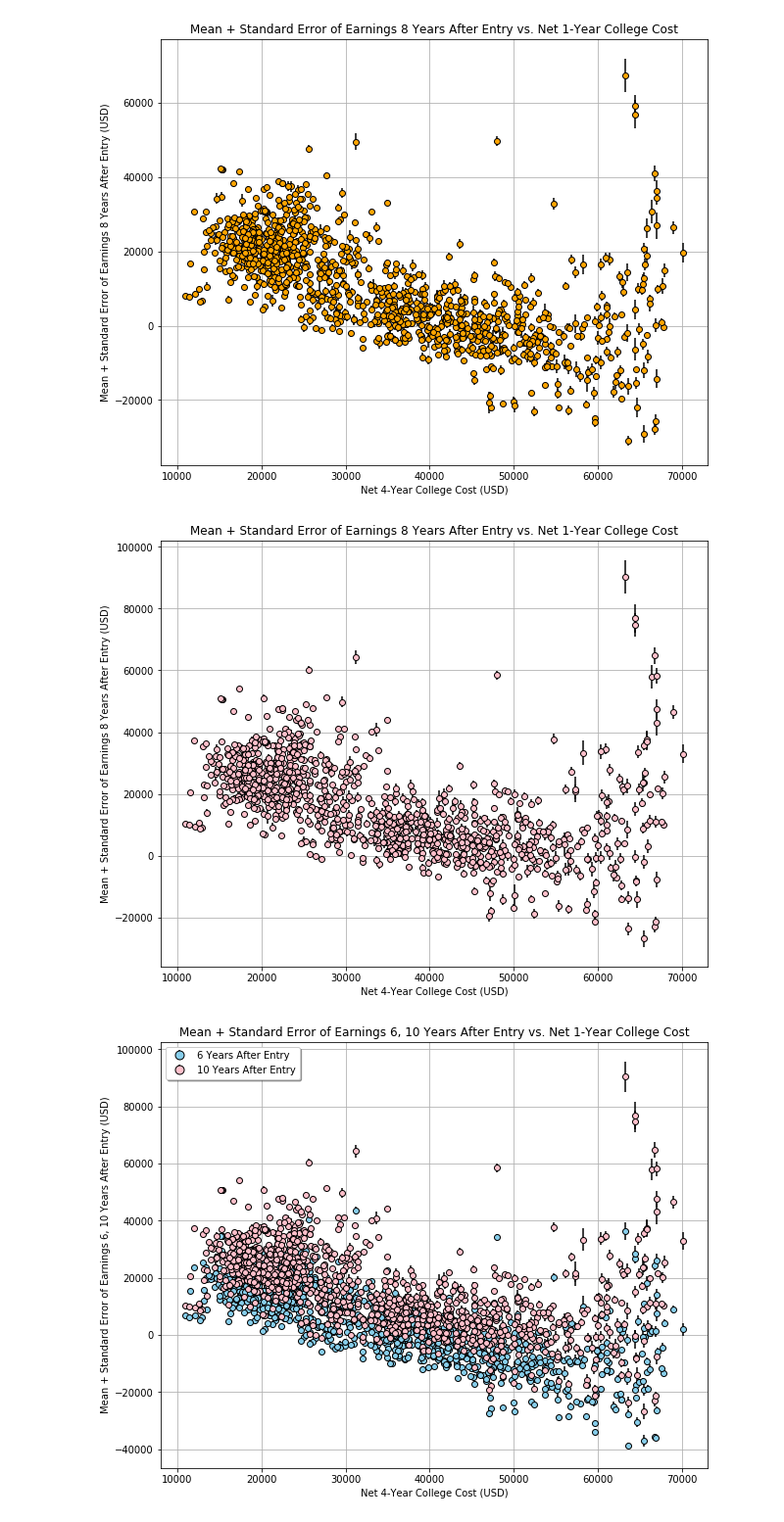
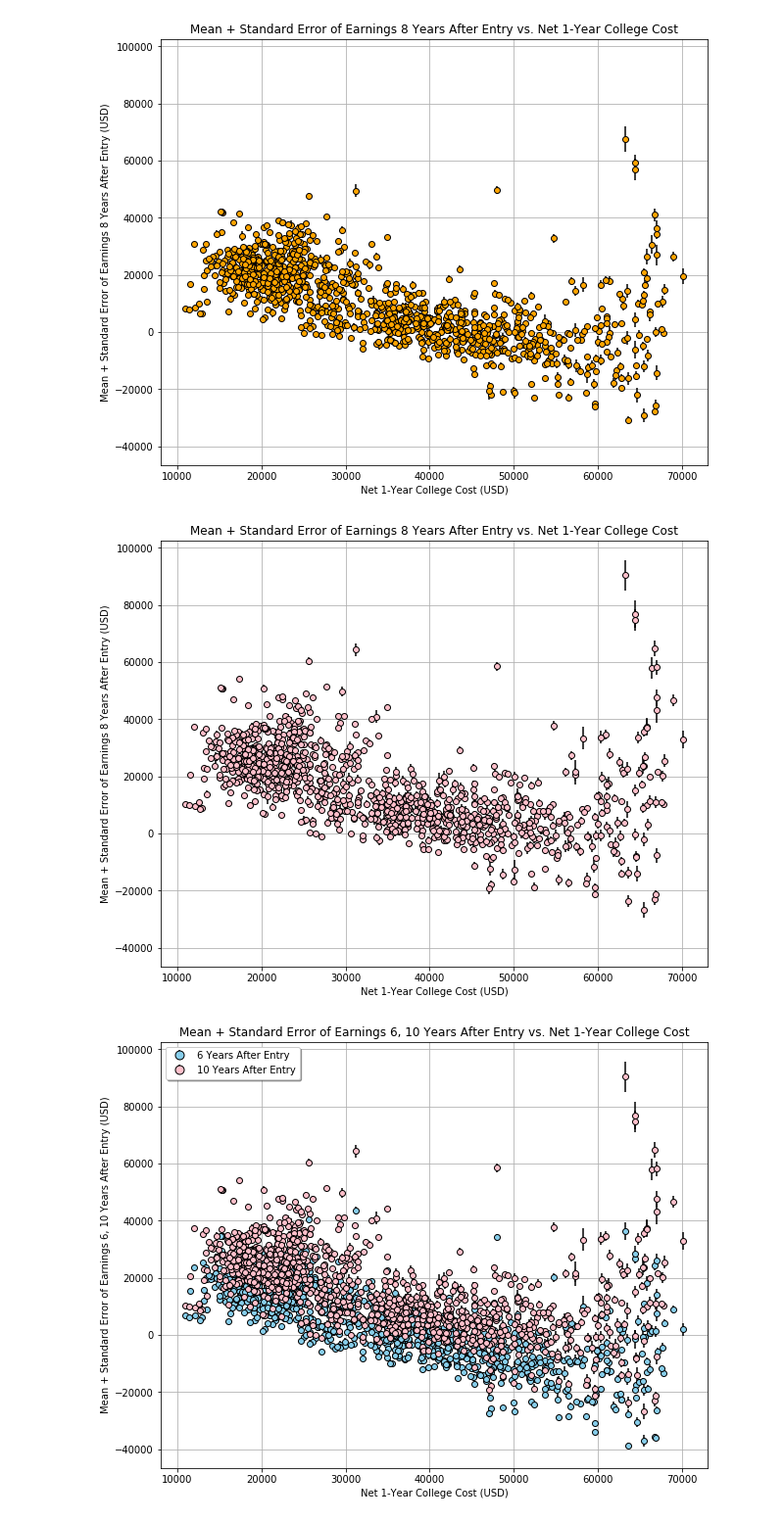
Before and after one commit to smodarressi/project1_bootcamp, a Jupyter notebook: Edu_CalcROI_Viz.ipynb, the cells around one changed output. Shown at 98% size. Drawn from its saved outputs; the diff is of its cells as text; code cells hidden in the pictures.

```diff
--- a/Edu_CalcROI_Viz.ipynb
+++ b/Edu_CalcROI_Viz.ipynb
@@ -68,7 +68,7 @@ eight_yr_school_costs['Std Error of (Earnings Mean-Cost)'] = eight_sds / eight_s
 
 ten_yr_school_costs['Std Error of (Earnings Mean-Cost)'] = ten_sds / ten_samps.apply(np.sqrt)
 # %%
-x_axis = six_yr_school_costs['latest.cost.attendance.academic_year'].values
+x_axis = (six_yr_school_costs['latest.cost.attendance.academic_year']).values
 # %%
 six_means_ls = six_means.tolist()
 six_sems_ls = six_yr_school_costs['Std Error of (Earnings Mean-Cost)'].tolist()
@@ -109,30 +109,30 @@ fig8, ax8 = plt.subplots(figsize=(10,8))
 
 ax8.errorbar(x_axis, eight_means_ls, eight_sems_ls, fmt="o", color='orange', markeredgecolor='black', ecolor='black')
 plt.title('Mean + Standard Error of Earnings 8 Years After Entry vs. Net 1-Year College Cost')
-plt.xlabel('Net 4-Year College Cost (USD)')
+plt.xlabel('Net 1-Year College Cost (USD)')
 plt.ylabel('Mean + Standard Error of Earnings 8 Years After Entry (USD)')
 plt.grid()
-#plt.ylim(13000,165000);
+plt.ylim(-46560,102540);
 
 #plt.savefig('8yr_earnings_v_cost.png')
 # %% [output]
-[figure, old version]
+[figure, new version]
 # %%
 ten_means_ls = ten_means.tolist()
 ten_sems_ls = ten_yr_school_costs['Std Error of (Earnings Mean-Cost)'].tolist()
 
 fig10, ax10 = plt.subplots(1, figsize=(10,8))
 
 ax10.errorbar(x_axis, ten_means_ls, ten_sems_ls, fmt="o", color='pink', markeredgecolor='black', ecolor='black')
 plt.title('Mean + Standard Error of Earnings 8 Years After Entry vs. Net 1-Year College Cost')
-plt.xlabel('Net 4-Year College Cost (USD)')
+plt.xlabel('Net 1-Year College Cost (USD)')
 plt.ylabel('Mean + Standard Error of Earnings 8 Years After Entry (USD)')
 plt.grid()
-#plt.ylim(13000,165000);
+plt.ylim(-46560,102540);
 
 #plt.savefig('10yr_earnings_v_cost.png')
 # %% [output]
-[figure, old version]
+[figure, new version]
 # %%
 fig, ax = plt.subplots(figsize=(10,8))
 
```
Also changed, not shown: parts of 3 cells of this notebook.
